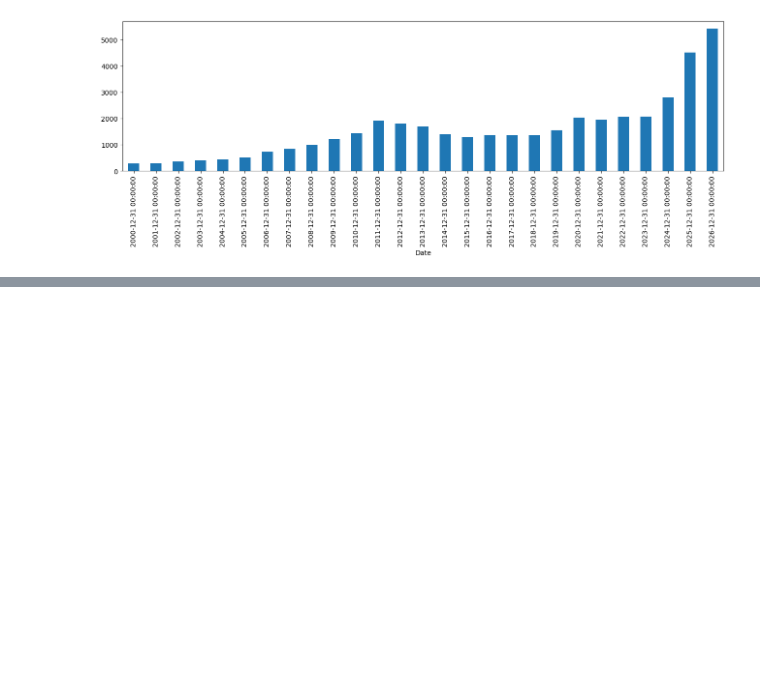
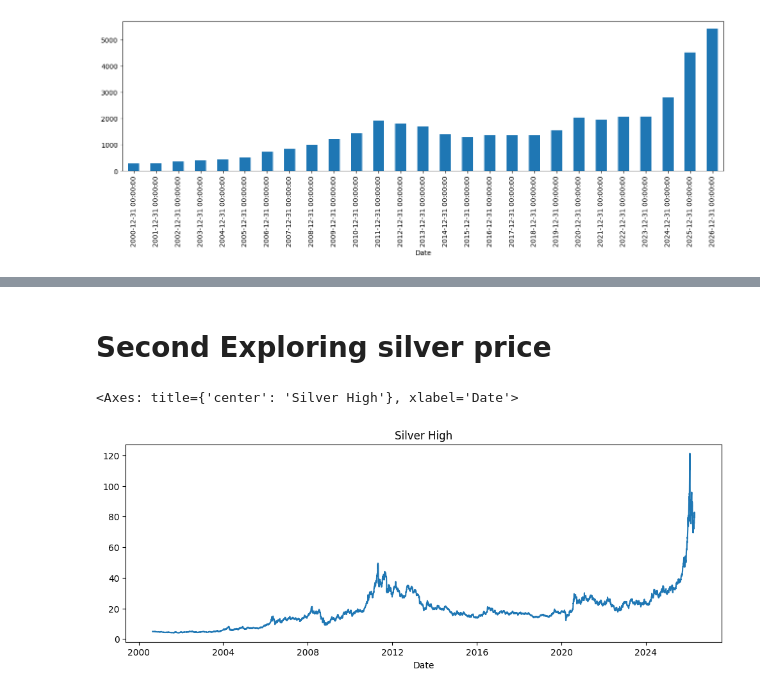
Before and after one commit to Suryansh9369/commodity-price-analysis, a Jupyter notebook: src/eda.ipynb, the cells around one changed output, grey strips where cells are left out. Drawn from its saved outputs; the diff is of its cells as text; code cells hidden in the pictures; blank space fills up the shorter version.

```diff
--- a/src/eda.ipynb
+++ b/src/eda.ipynb
@@ -237,0 +266,9 @@ gold.resample(rule='YE').max()['Open'].plot(xlim=['2020-01-01', '2026-03-31'], k
+# %% [markdown]
+# Second Exploring silver price
+# %%
+# figure, axis = plt.subplot()
+figure.autofmt_xdate()
+silver['High'].plot(figsize=(12,4), title='Silver High')
+# %% [output]
+<Axes: title={'center': 'Silver High'}, xlabel='Date'>
+[figure, added]
```
Also changed, not shown: parts of 25 cells of this notebook.
